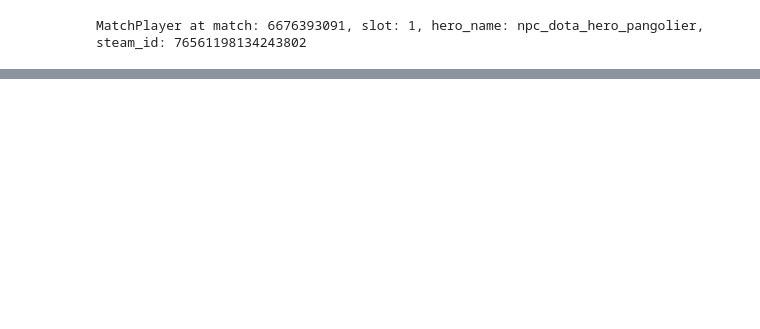
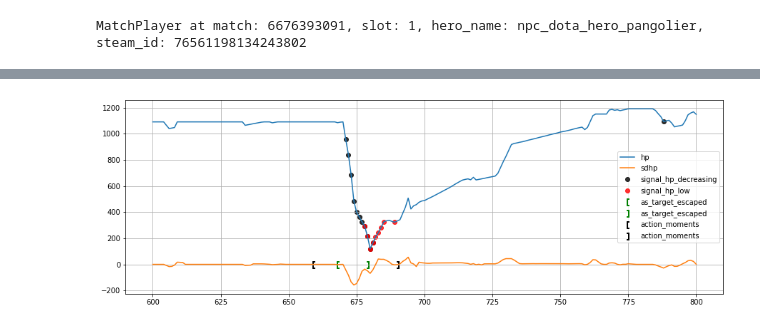
Before and after one commit to arch1baald/woodota, a Jupyter notebook: notebooks/demo.ipynb, the cells around one changed output, grey strips where cells are left out. Drawn from its saved outputs; the diff is of its cells as text; code cells hidden in the pictures; blank space fills up the shorter version.

```diff
--- a/notebooks/demo.ipynb
+++ b/notebooks/demo.ipynb
@@ -92,0 +98,27 @@ plt.show()
+# %%
+zoom_start, zoom_end = 600, 800
+fig, ax = plt.subplots(figsize=(15, 5))
+plot_player_signals(
+    player,
+    ax=ax,
+    zoom_start=zoom_start,
+    zoom_end=zoom_end,
+    # use_minutes=True,
+    hp=True,
+    # max_hp=True,
+    # dhp=True,
+    sdhp=True,
+    signal_hp_decreasing=True,
+    signal_hp_low=True,
+    # deaths=True,
+    # as_target=True,
+    as_target_escaped=True,
+    # as_attacker=True,
+    # as_attacker_kill=True,
+    action_moments=True,
+)
+
+plt.grid(True)
+plt.show()
+# %% [output]
+[figure, added]
```
Also changed, not shown: parts of 30 cells of this notebook, 1 other file.
